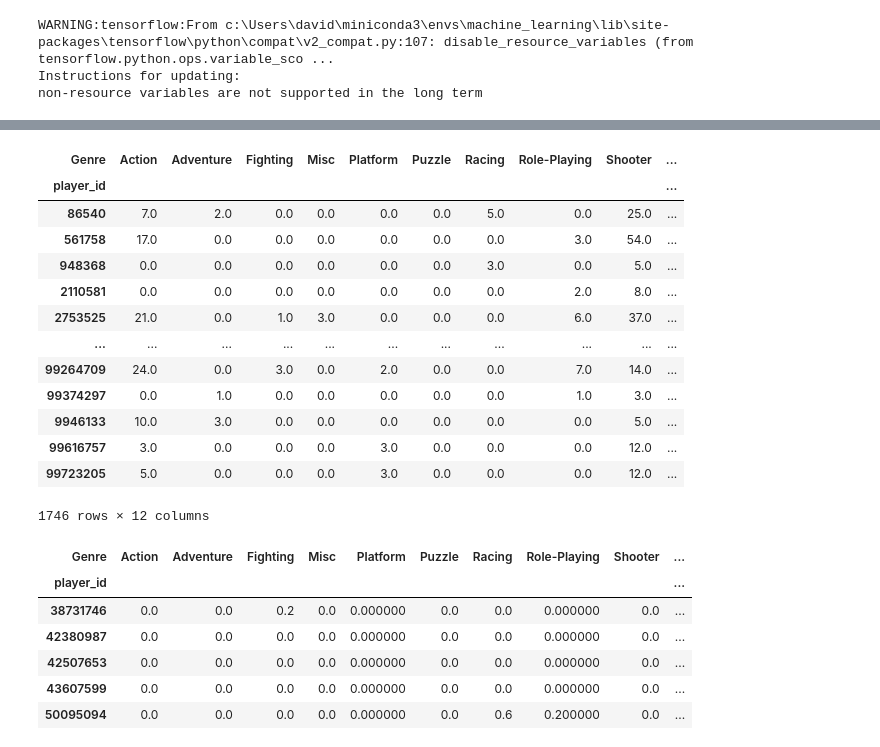
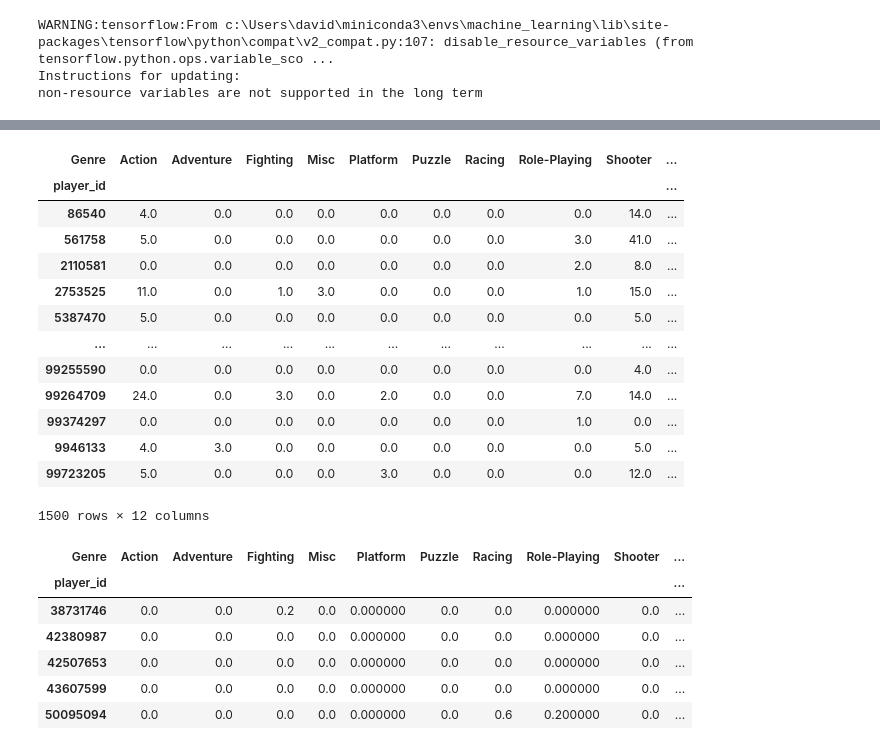
Before and after one commit to Ichak21/Equipe3_Scale_Game, a Jupyter notebook: david_notebook/data_preparation_test.ipynb, the cells around one changed output, grey strips where cells are left out. Cells and saved outputs as stored; diff of their text form; code cells hidden in the pictures.

```diff
--- a/david_notebook/data_preparation_test.ipynb
+++ b/david_notebook/data_preparation_test.ipynb
@@ -18,5 +21,5 @@ steam.columns = ["player_id", "game_title", "type", "value"]
 # %%
-steam = steam[steam["type"] == "purchase"]
+steam = steam[steam["type"] == "play"]
 # %%
 df = steam.merge(sales, how='inner',left_on="game_title", right_on="Name")
 df.head()
@@ -32,24 +29,25 @@ df2 = df[["player_id", "Genre", "value"]]
 df2 = df2.groupby(["player_id", "Genre"]).count()
 # %%
 pivoted = df2.reset_index().pivot_table(values = "value", columns="Genre", index="player_id").fillna(0)
+pivoted.to_csv("test.csv")
 genre_counts = pivoted.apply(lambda x: x != 0, axis=1).sum(axis=1)
 pivoted = pivoted[genre_counts >= 2]
 pivoted
 # %% [output]
 | Genre | Action | Adventure | Fighting | Misc | Platform | Puzzle | Racing | Role-Playing | Shooter | ... |
 | player_id |  |  |  |  |  |  |  |  |  | ... |
-| 86540 | 7.0 | 2.0 | 0.0 | 0.0 | 0.0 | 0.0 | 5.0 | 0.0 | 25.0 | ... |
-| 561758 | 17.0 | 0.0 | 0.0 | 0.0 | 0.0 | 0.0 | 0.0 | 3.0 | 54.0 | ... |
-| 948368 | 0.0 | 0.0 | 0.0 | 0.0 | 0.0 | 0.0 | 3.0 | 0.0 | 5.0 | ... |
+| 86540 | 4.0 | 0.0 | 0.0 | 0.0 | 0.0 | 0.0 | 0.0 | 0.0 | 14.0 | ... |
+| 561758 | 5.0 | 0.0 | 0.0 | 0.0 | 0.0 | 0.0 | 0.0 | 3.0 | 41.0 | ... |
 | 2110581 | 0.0 | 0.0 | 0.0 | 0.0 | 0.0 | 0.0 | 0.0 | 2.0 | 8.0 | ... |
-| 2753525 | 21.0 | 0.0 | 1.0 | 3.0 | 0.0 | 0.0 | 0.0 | 6.0 | 37.0 | ... |
+| 2753525 | 11.0 | 0.0 | 1.0 | 3.0 | 0.0 | 0.0 | 0.0 | 1.0 | 15.0 | ... |
+| 5387470 | 5.0 | 0.0 | 0.0 | 0.0 | 0.0 | 0.0 | 0.0 | 0.0 | 5.0 | ... |
 | ... | ... | ... | ... | ... | ... | ... | ... | ... | ... | ... |
+| 99255590 | 0.0 | 0.0 | 0.0 | 0.0 | 0.0 | 0.0 | 0.0 | 0.0 | 4.0 | ... |
 | 99264709 | 24.0 | 0.0 | 3.0 | 0.0 | 2.0 | 0.0 | 0.0 | 7.0 | 14.0 | ... |
-| 99374297 | 0.0 | 1.0 | 0.0 | 0.0 | 0.0 | 0.0 | 0.0 | 1.0 | 3.0 | ... |
-| 9946133 | 10.0 | 3.0 | 0.0 | 0.0 | 0.0 | 0.0 | 0.0 | 0.0 | 5.0 | ... |
-| 99616757 | 3.0 | 0.0 | 0.0 | 0.0 | 3.0 | 0.0 | 0.0 | 0.0 | 12.0 | ... |
+| 99374297 | 0.0 | 0.0 | 0.0 | 0.0 | 0.0 | 0.0 | 0.0 | 1.0 | 0.0 | ... |
+| 9946133 | 4.0 | 3.0 | 0.0 | 0.0 | 0.0 | 0.0 | 0.0 | 0.0 | 5.0 | ... |
 | 99723205 | 5.0 | 0.0 | 0.0 | 0.0 | 3.0 | 0.0 | 0.0 | 0.0 | 12.0 | ... |
-1746 rows × 12 columns
+1500 rows × 12 columns
 # %%
 pivoted = pivoted.apply(lambda x: x/sum(x), axis=1)
 pivoted[pivoted["Shooter"] == 0]
```
Also changed, not shown: parts of 2 cells of this notebook, 3 other files.
